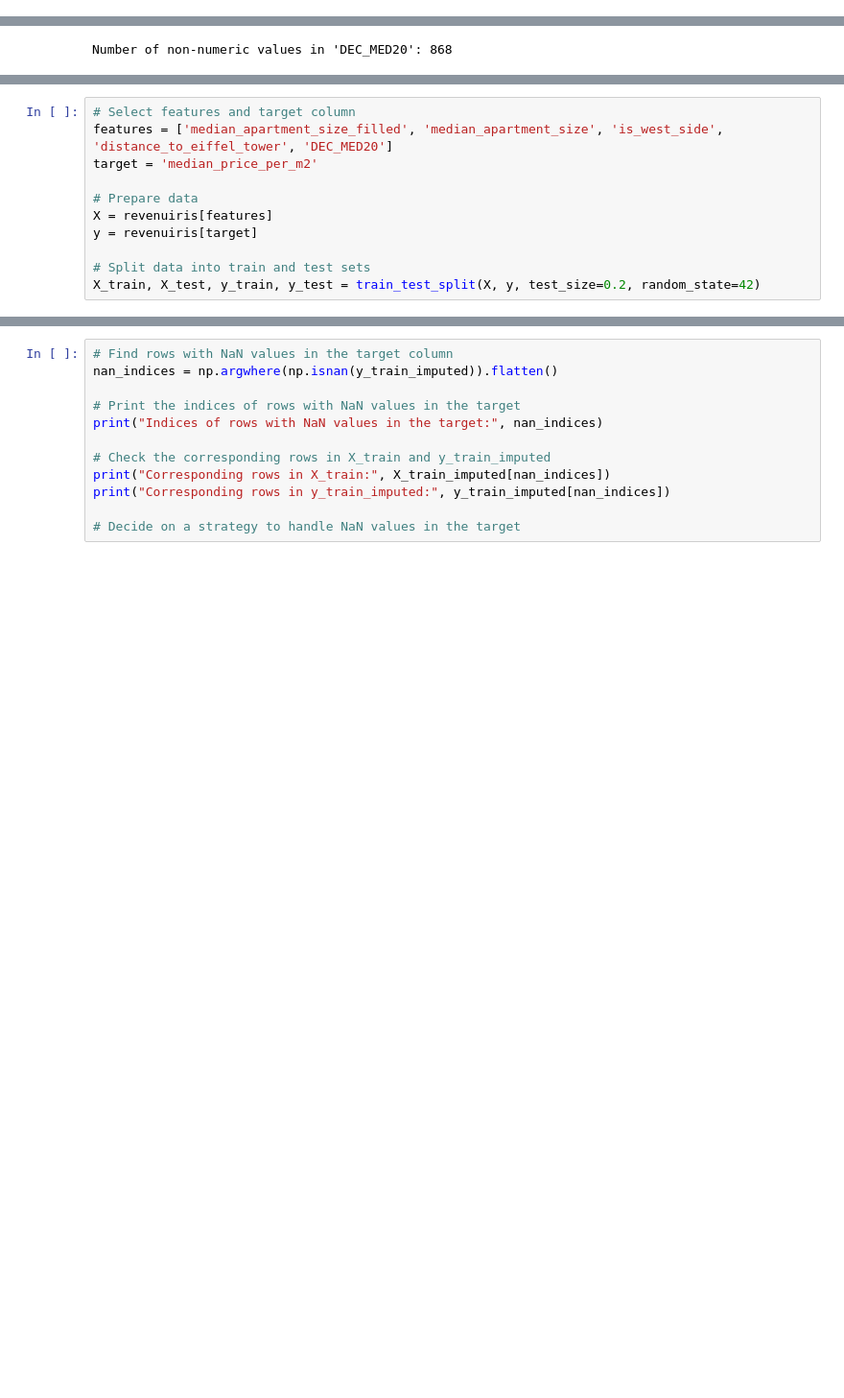
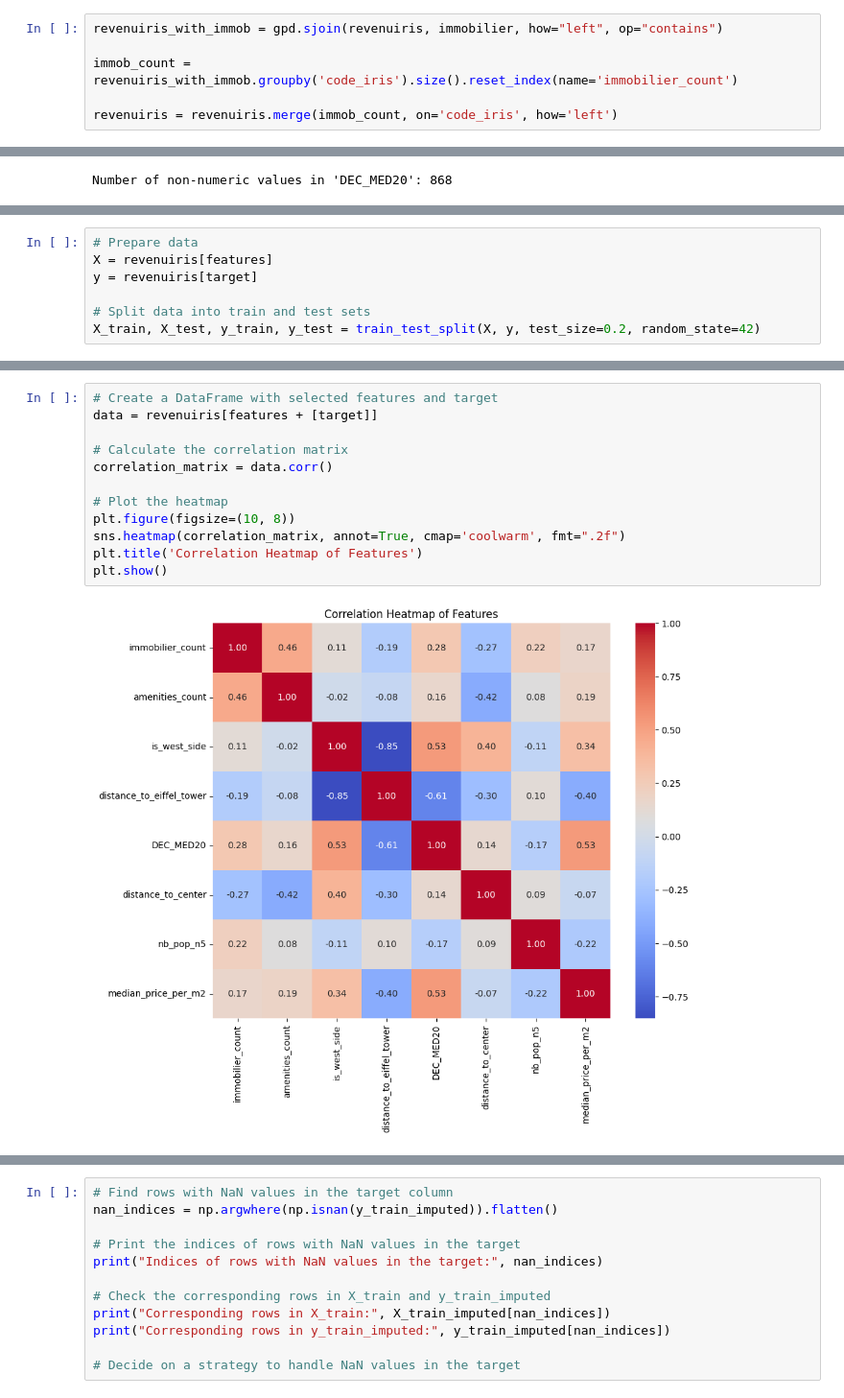
Before and after one commit to arshiataheri/IRIS-Paris-Geographical-Data-ML, a Jupyter notebook: IRIS_Paris_Geographical_Data_ML.ipynb, the cells around one changed output, grey strips where cells are left out. Shown at 96% size. Saved outputs shown, nothing was run; the diff lists cells and outputs as text; blank space fills up the shorter version.

```diff
--- a/IRIS_Paris_Geographical_Data_ML.ipynb
+++ b/IRIS_Paris_Geographical_Data_ML.ipynb
@@ -410,0 +461,6 @@ ax.set_axis_off()
+# %%
+revenuiris_with_immob = gpd.sjoin(revenuiris, immobilier, how="left", op="contains")
+
+immob_count = revenuiris_with_immob.groupby('code_iris').size().reset_index(name='immobilier_count')
+
+revenuiris = revenuiris.merge(immob_count, on='code_iris', how='left')
@@ -544,8 +663,4 @@ revenuiris
 # %%
-# Select features and target column
-features = ['median_apartment_size_filled', 'median_apartment_size', 'is_west_side', 'distance_to_eiffel_tower', 'DEC_MED20']
-target = 'median_price_per_m2'
-
 # Prepare data
 X = revenuiris[features]
 y = revenuiris[target]
@@ -628,0 +829,14 @@ Test R^2 Score: 0.5240438310911703
+# %%
+# Create a DataFrame with selected features and target
+data = revenuiris[features + [target]]
+
+# Calculate the correlation matrix
+correlation_matrix = data.corr()
+
+# Plot the heatmap
+plt.figure(figsize=(10, 8))
+sns.heatmap(correlation_matrix, annot=True, cmap='coolwarm', fmt=".2f")
+plt.title('Correlation Heatmap of Features')
+plt.show()
+# %% [output]
+[figure, added]
```
Also changed, not shown: parts of 36 cells of this notebook.
